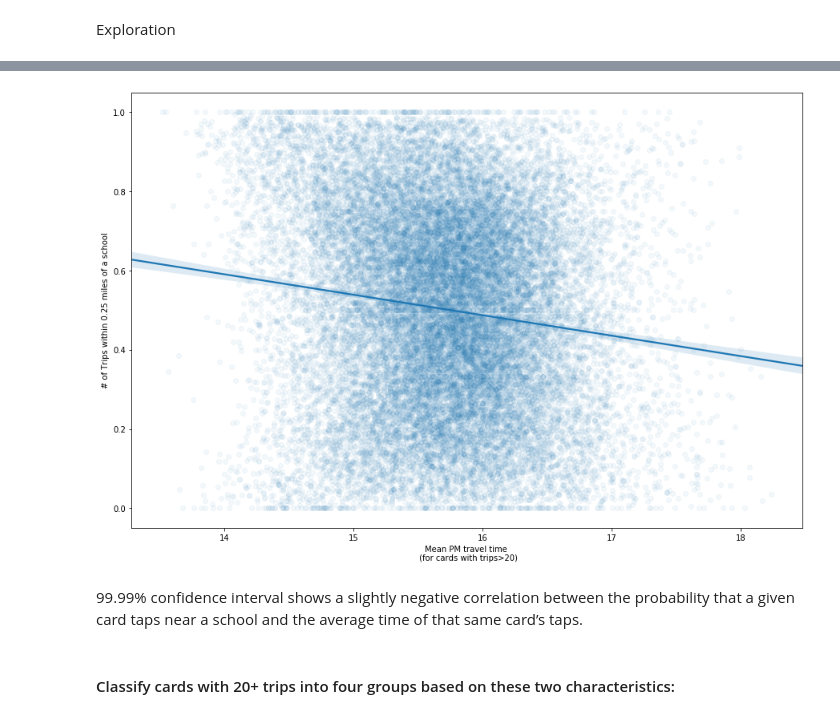
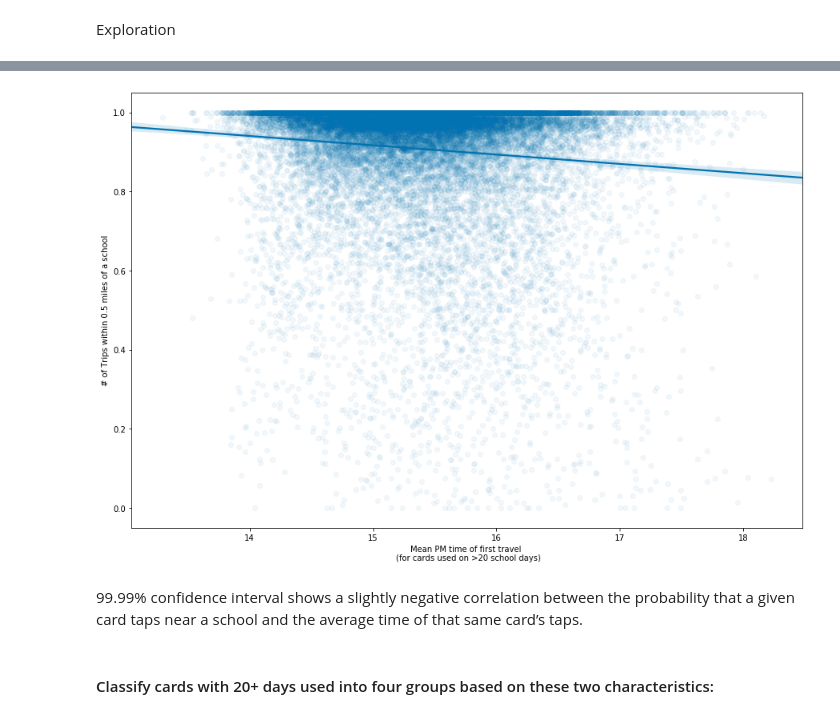
Before and after one commit to ehabebeid/ehabebeid.github.io, a Jupyter notebook: mbta_m7/index.ipynb, the cells around one changed output, grey strips where cells are left out. Saved outputs shown, nothing was run; the diff lists cells and outputs as text; code cells hidden in the pictures.

```diff
--- a/mbta_m7/index.ipynb
+++ b/mbta_m7/index.ipynb
@@ -693,9 +770,13 @@ cards['journeys'] = card_groups.type.count()
 # %%
-cards['within_buffer_q'] = card_groups.within_buffer_q.sum()
+cards['within_q'] = card_groups.within_buffer_q.sum()
+# %%
+cards['within_h'] = card_groups.within_buffer_h.sum()
 # %%
-cards['without_buffer_q'] = cards['journeys'] - cards['within_buffer_q']
+cards['outside_h'] = cards['days'] - cards['within_h']
 # %%
 cards['buffer_q_mean'] = card_groups.within_buffer_q.mean()
+# %%
+cards['buffer_h_mean'] = card_groups.within_buffer_h.mean()
 # %%
 cards['time_mean'] = card_groups.o_time_fl.mean()
 # %%
@@ -728,12 +816,12 @@ plt.show()
 # %%
 fig, ax = plt.subplots(figsize=(15,10))
-sns.regplot(cards[cards.journeys>20].time_mean, cards[cards.journeys>20].buffer_q_mean, ci=99.99, scatter_kws={'alpha':0.05})
-plt.xlabel("Mean PM travel time \n (for cards with trips>20)")
-plt.ylabel("# of Trips within 0.25 miles of a school")
+sns.regplot(cards[cards.days>20].time_mean, cards[cards.days>20].buffer_h_mean, ci=99.99, scatter_kws={'alpha':0.05})
+plt.xlabel("Mean PM time of first travel \n (for cards used on >20 school days)")
+plt.ylabel("# of Trips within 0.5 miles of a school")
 plt.show()
 # %% [output]
-[figure, old version]
+[figure, new version]
 # %% [markdown]
 99.99% confidence interval shows a slightly negative correlation between the probability that a given card taps near a school and the average time of that same card’s taps.
 # %% [markdown]
-#### Classify cards with 20+ trips into four groups based on these two characteristics:
+#### Classify cards with 20+ days used into four groups based on these two characteristics:
```
Also changed, not shown: parts of 57 cells of this notebook.
